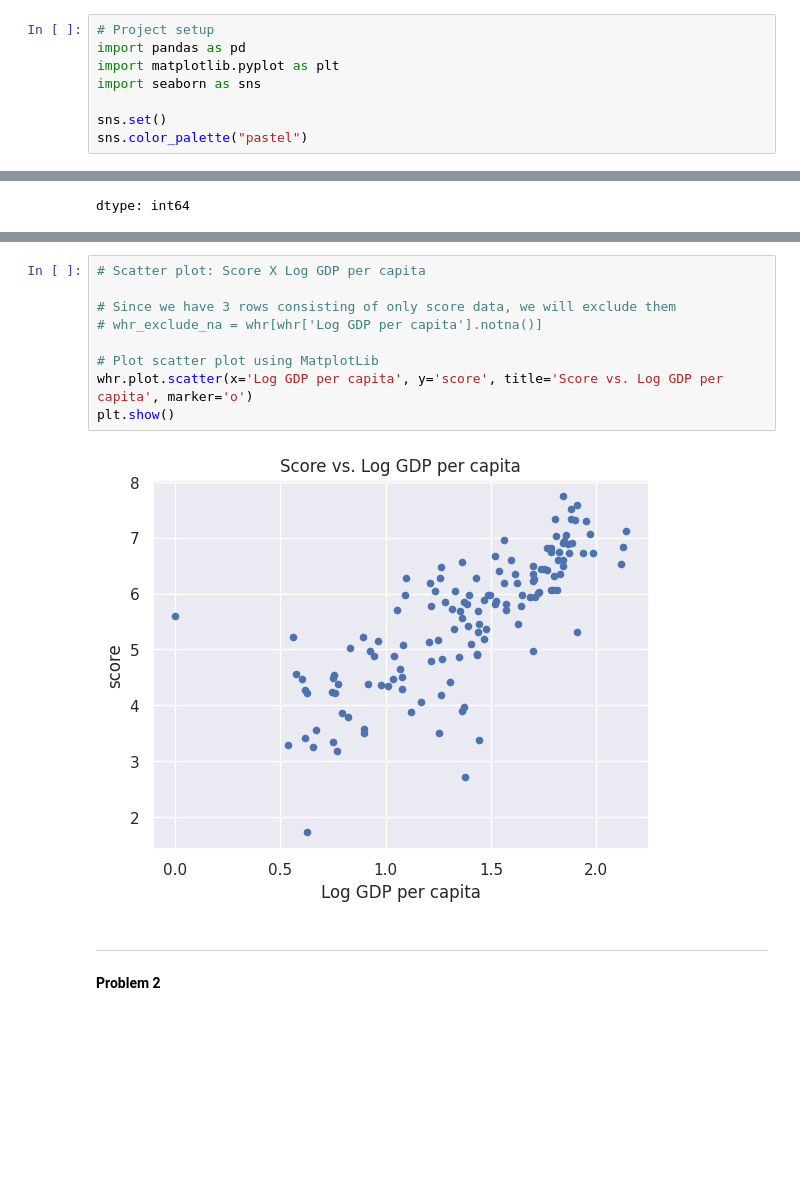
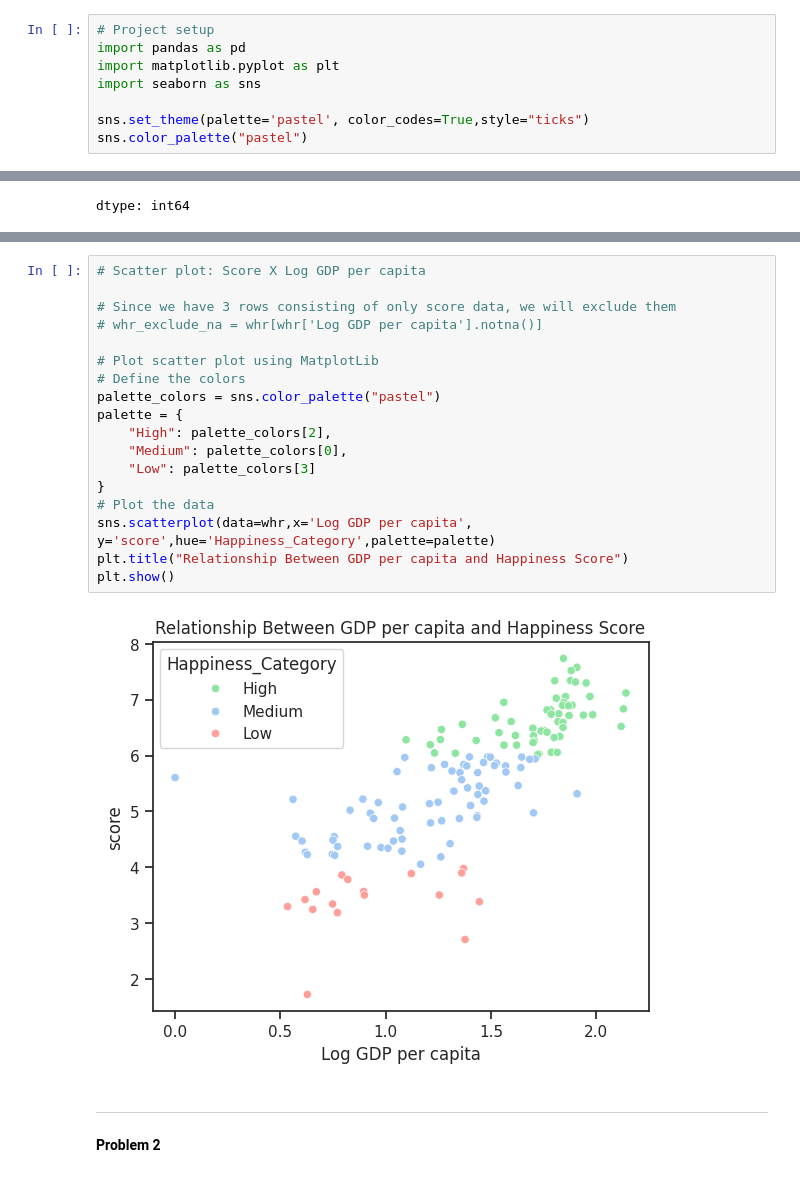
Before and after one commit to SD2513/ai-assessment-1, a Jupyter notebook: 2407091_ShlokDhital_Assessment1.ipynb, the cells around one changed output, grey strips where cells are left out. Saved outputs shown, nothing was run; the diff lists cells and outputs as text; blank space fills up the shorter version.

```diff
--- a/2407091_ShlokDhital_Assessment1.ipynb
+++ b/2407091_ShlokDhital_Assessment1.ipynb
@@ -6,7 +6,7 @@ import pandas as pd
 import matplotlib.pyplot as plt
 import seaborn as sns
 
-sns.set()
+sns.set_theme(palette='pastel', color_codes=True,style="ticks")
 sns.color_palette("pastel")
 # %% [output]
 [(0.6313725490196078, 0.788235294117647, 0.9568627450980393),
@@ -213,14 +245,23 @@ plt.show()
 # %%
 # Scatter plot: Score X Log GDP per capita
 
 # Since we have 3 rows consisting of only score data, we will exclude them
 # whr_exclude_na = whr[whr['Log GDP per capita'].notna()]
 
 # Plot scatter plot using MatplotLib
-whr.plot.scatter(x='Log GDP per capita', y='score', title='Score vs. Log GDP per capita', marker='o')
+# Define the colors
+palette_colors = sns.color_palette("pastel")
+palette = {
+    "High": palette_colors[2],
+    "Medium": palette_colors[0],
+    "Low": palette_colors[3]
+}
+# Plot the data
+sns.scatterplot(data=whr,x='Log GDP per capita', y='score',hue='Happiness_Category',palette=palette)
+plt.title("Relationship Between GDP per capita and Happiness Score")
 plt.show()
 # %% [output]
-[figure, old version]
+[figure, new version]
 # %% [markdown]
 
 
```
Also changed, not shown: parts of 18 cells of this notebook.
